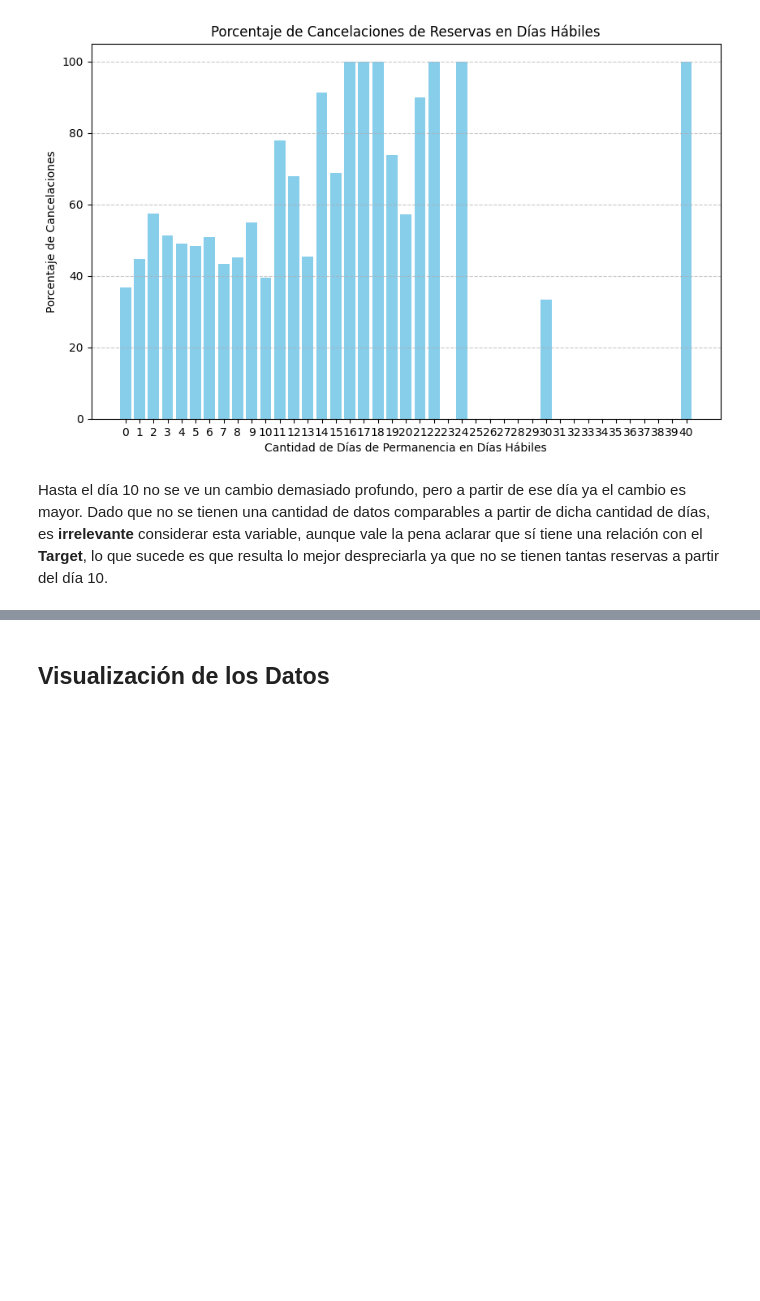
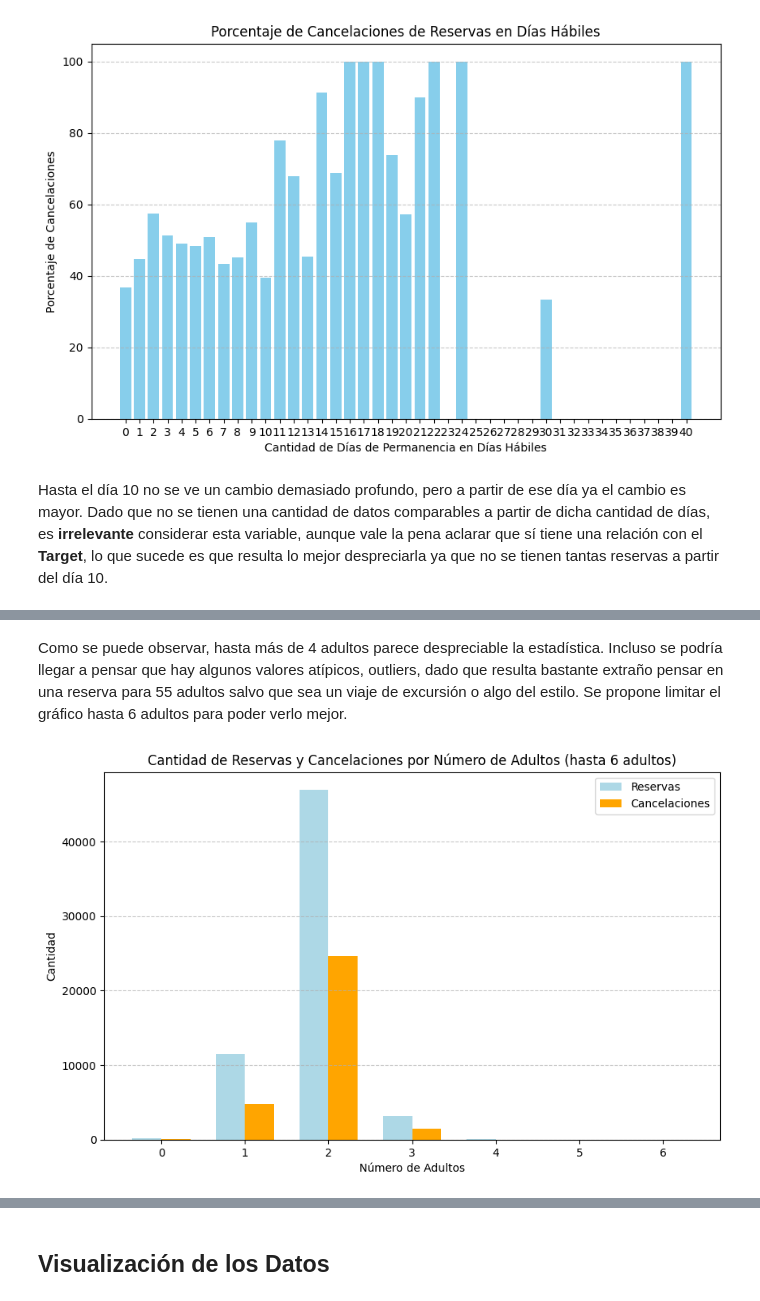
Before and after one commit to InspectorDave/OrgaDeDatos-TPs, a Jupyter notebook: 7506R_TP1_GRUPO11_CHP1_ENTREGA.ipynb, the cells around one changed output, grey strips where cells are left out. Drawn from its saved outputs; the diff is of its cells as text; code cells hidden in the pictures; blank space fills up the shorter version.

```diff
--- a/7506R_TP1_GRUPO11_CHP1_ENTREGA.ipynb
+++ b/7506R_TP1_GRUPO11_CHP1_ENTREGA.ipynb
@@ -675,0 +731,23 @@ Hasta el día 10 no se ve un cambio demasiado profundo, pero a partir de ese dí
+# %% [markdown]
+Como se puede observar, hasta más de 4 adultos parece despreciable la estadística. Incluso se podría llegar a pensar que hay algunos valores atípicos, outliers, dado que resulta bastante extraño pensar en una reserva para 55 adultos salvo que sea un viaje de excursión o algo del estilo. Se propone limitar el gráfico hasta 6 adultos para poder verlo mejor.
+# %%
+hotels_df['adults'] = hotels_df['adults'].clip(upper=6)
+reservations_by_adults = hotels_df['adults'].value_counts().sort_index()
+cancelled_reservations = hotels_df[hotels_df['is_canceled'] == 1]
+cancelations_by_adults = cancelled_reservations['adults'].value_counts().sort_index()
+
+plt.figure(figsize=(10, 6))
+bar_width = 0.35
+index = reservations_by_adults.index
+
+plt.bar(index, reservations_by_adults, bar_width, label='Reservas', color='lightblue')
+plt.bar(index + bar_width, cancelations_by_adults, bar_width, label='Cancelaciones', color='orange')
+plt.xlabel('Número de Adultos')
+plt.ylabel('Cantidad')
+plt.title('Cantidad de Reservas y Cancelaciones por Número de Adultos (hasta 6 adultos)')
+plt.xticks(index + bar_width / 2, index)
+plt.legend()
+plt.grid(axis='y', linestyle='--', alpha=0.7)
+plt.show()
+# %% [output]
+[figure, added]
```
Also changed, not shown: parts of 10 cells of this notebook.
